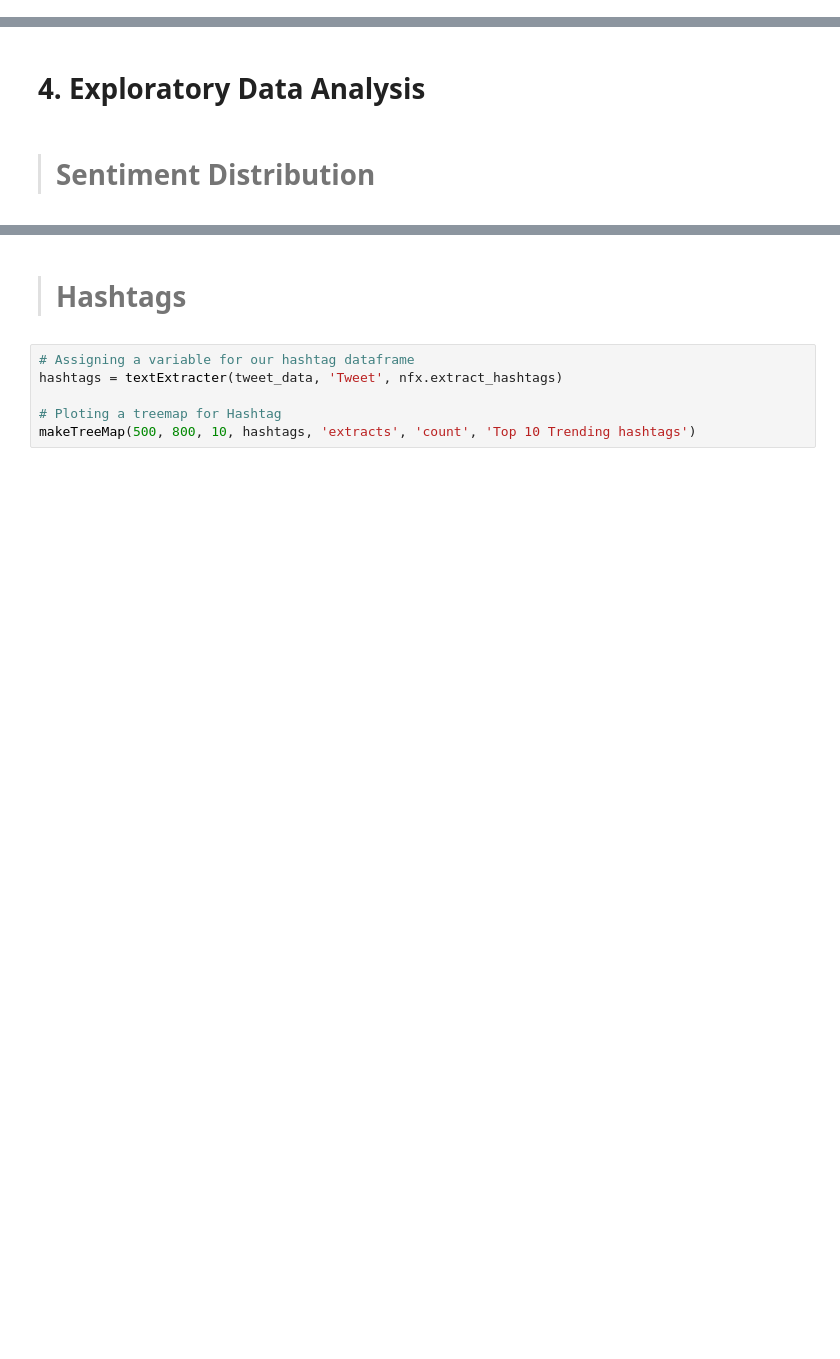
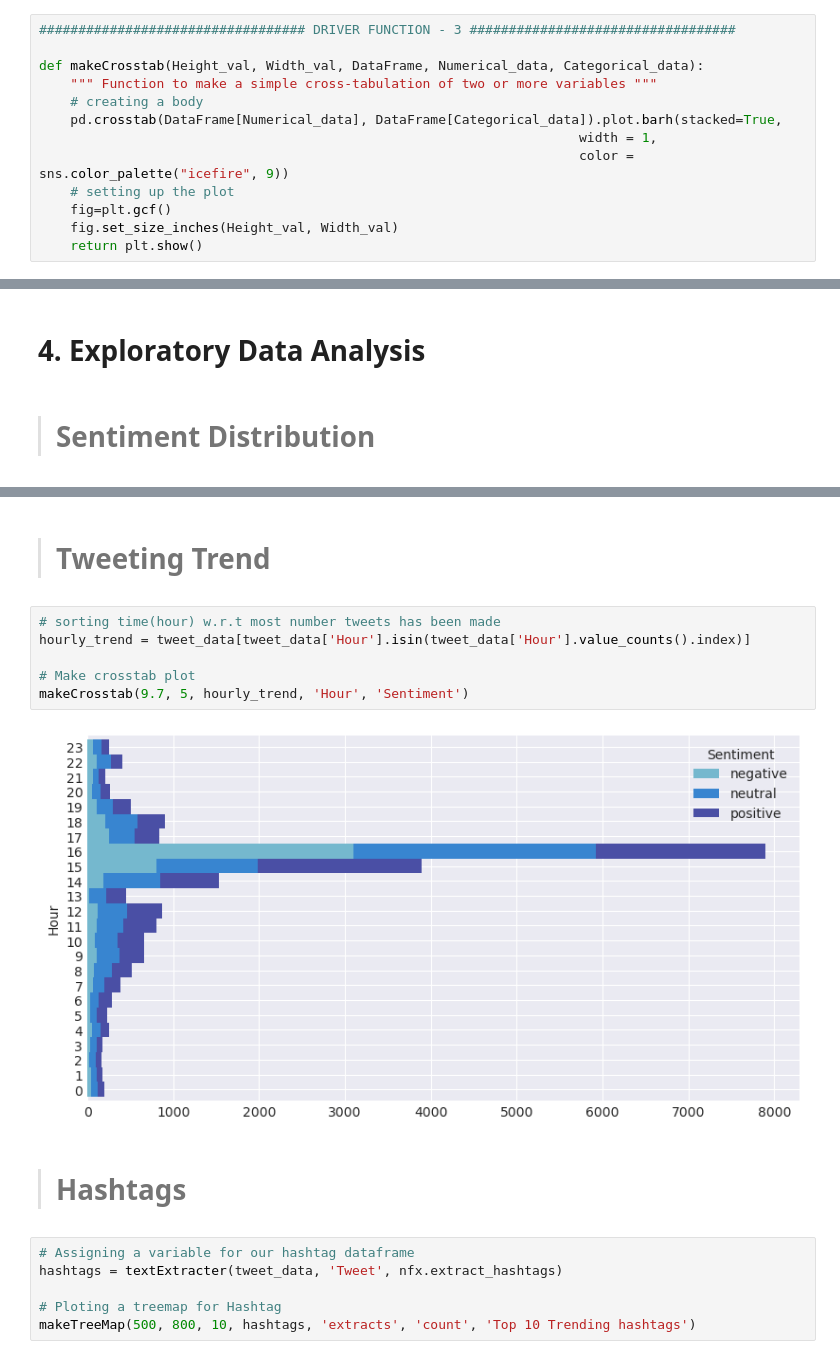
Before and after one commit to Sanket7994/FIFA2022_Tweet_Analysis_with_NLP, a Jupyter notebook: FIFAWC2022_EDA.ipynb, the cells around one changed output, grey strips where cells are left out. Drawn from its saved outputs; the diff is of its cells as text; blank space fills up the shorter version.

```diff
--- a/FIFAWC2022_EDA.ipynb
+++ b/FIFAWC2022_EDA.ipynb
@@ -199,3 +173,16 @@ def makeBarplot(Height_val, Width_val, limit, DataFrame, Categorical_data, Numer
+# %%
+################################## DRIVER FUNCTION - 3 ##################################
+
+def makeCrosstab(Height_val, Width_val, DataFrame, Numerical_data, Categorical_data):
+    """ Function to make a simple cross-tabulation of two or more variables """
+    # creating a body
+    pd.crosstab(DataFrame[Numerical_data], DataFrame[Categorical_data]).plot.barh(stacked=True,
+                                                                     width = 1,
+                                                                     color = sns.color_palette("icefire", 9))
+    # setting up the plot
+    fig=plt.gcf()
+    fig.set_size_inches(Height_val, Width_val)
+    return plt.show()
 # %% [markdown]
 # **3. Driver Functions for EDA**
 # %%
@@ -228,6 +214,16 @@ def textExtracter(dataframe, column, neattext_function):
 makeDonutChart(450, 700, tweet_data, 'Sentiment', None, 'Sentiment Distribution across the tweets made')
 # %% [output]
 [interactive output not drawn]
+# %% [markdown]
+> # Tweeting Trend
+# %%
+# sorting time(hour) w.r.t most number tweets has been made
+hourly_trend = tweet_data[tweet_data['Hour'].isin(tweet_data['Hour'].value_counts().index)]
+
+# Make crosstab plot
+makeCrosstab(9.7, 5, hourly_trend, 'Hour', 'Sentiment')
+# %% [output]
+[figure, added]
 # %% [markdown]
 > # Hashtags
 # %%
```
Also changed, not shown: parts of 16 cells of this notebook.
